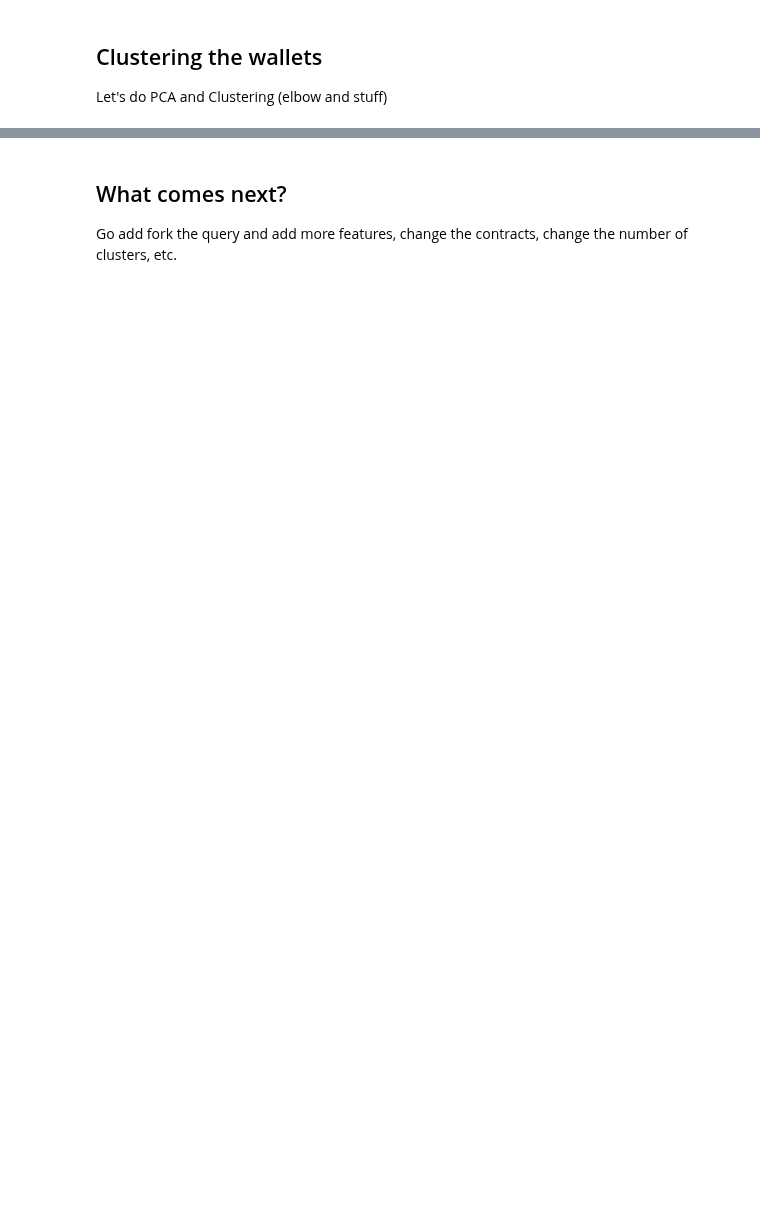
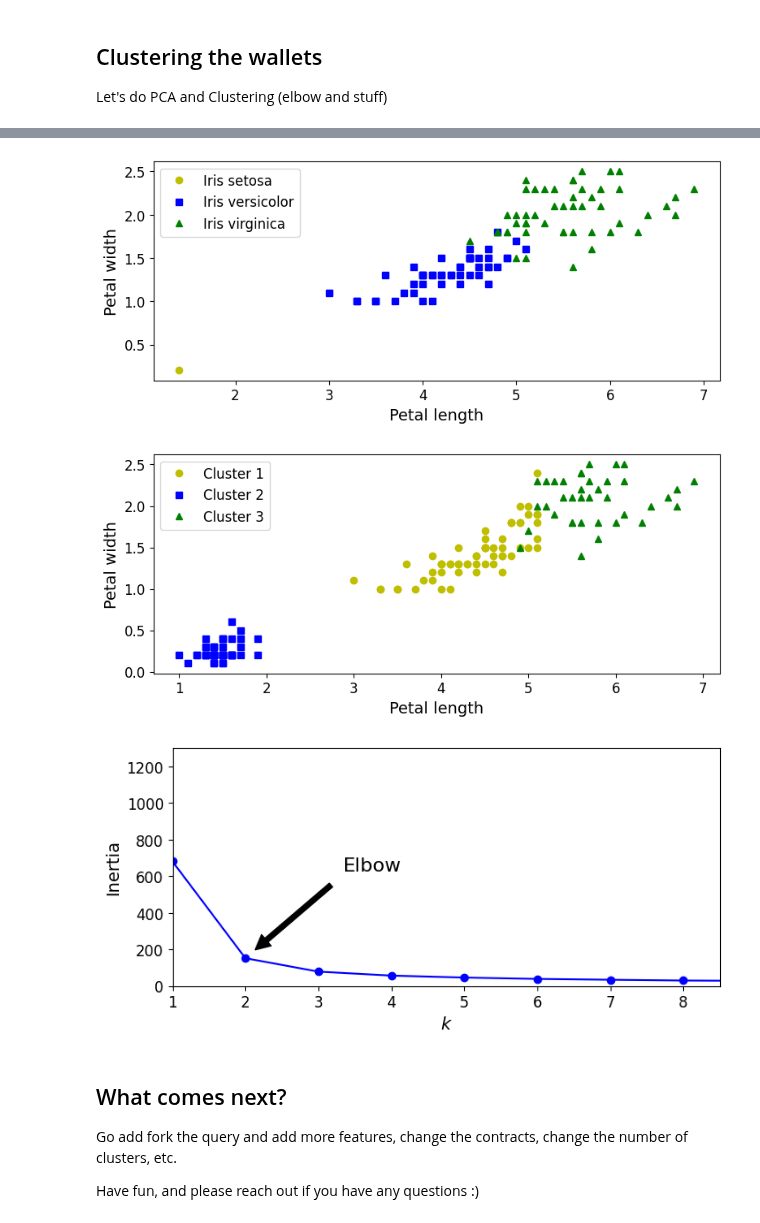
Before and after one commit to duneanalytics/dune-client, a Jupyter notebook: examples/Protocol and Chain Wallet Clustering.ipynb, the cells around one changed output, grey strips where cells are left out. Drawn from its saved outputs; the diff is of its cells as text; code cells hidden in the pictures; blank space fills up the shorter version.

```diff
--- a/examples/Protocol and Chain Wallet Clustering.ipynb
+++ b/examples/Protocol and Chain Wallet Clustering.ipynb
@@ -53,4 +126,76 @@ Let's do PCA and Clustering (elbow and stuff)
+# %%
+import numpy as np
+import os
+import pdb
+import warnings
+warnings.filterwarnings("ignore")
+
+# to make this notebook's output stable across runs
+np.random.seed(42)
+
+# To plot pretty figures
+# %matplotlib inline
+import matplotlib as mpl
+import matplotlib.pyplot as plt
+mpl.rc('axes', labelsize=14)
+mpl.rc('xtick', labelsize=12)
+mpl.rc('ytick', labelsize=12)
+
+from sklearn.datasets import load_iris
+data = load_iris()
+X = data.data
+y = data.target
+plt.figure(figsize=(9, 3.5))
+
+plt.plot(X[0, 2], X[0, 3], "yo", label="Iris setosa")
+plt.plot(X[y==1, 2], X[y==1, 3], "bs", label="Iris versicolor")
+plt.plot(X[y==2, 2], X[y==2, 3], "g^", label="Iris virginica")
+plt.xlabel("Petal length", fontsize=14)
+plt.ylabel("Petal width", fontsize=14)
+plt.legend(fontsize=12)
+
+'''unsupervised classifiers'''
+from sklearn.cluster import KMeans
+k = 3
+kmeans = KMeans(n_clusters=k)
+y_pred = kmeans.fit_predict(X)
+plt.figure(figsize=(9, 3.5))
+plt.plot(X[y_pred==0, 2], X[y_pred==0, 3], "yo", label="Cluster 1")
+plt.plot(X[y_pred==1, 2], X[y_pred==1, 3], "bs", label="Cluster 2")
+plt.plot(X[y_pred==2, 2], X[y_pred==2, 3], "g^", label="Cluster 3")
+plt.xlabel("Petal length", fontsize=14)
+plt.ylabel("Petal width", fontsize=14)
+plt.legend(loc="upper left", fontsize=12)
+plt.show()
+
+kmeans.inertia_ #use .score(X) for the negative, since negative is better
+kmeans.inertia_
+
+#higher k means lower inertia, just because more clusters means lower distance in general. Can use elbow rule instead:
+kmeans_per_k = [KMeans(n_clusters=k, random_state=42).fit(X)
+                for k in range(1, 10)]
+
+inertias = [model.inertia_ for model in kmeans_per_k]
+plt.figure(figsize=(8, 3.5))
+plt.plot(range(1, 10), inertias, "bo-")
+plt.xlabel("$k$", fontsize=14)
+plt.ylabel("Inertia", fontsize=14)
+plt.annotate('Elbow',
+             xy=(2, inertias[1]),
+             xytext=(0.35, 0.55),
+             textcoords='figure fraction',
+             fontsize=16,
+             arrowprops=dict(facecolor='black', shrink=0.1)
+            )
+plt.axis([1, 8.5, 0, 1300])
+plt.show()
+# %% [output]
+[figure, added]
+[figure, added]
+[figure, added]
 # %% [markdown]
 ## What comes next?
 
 Go add fork the query and add more features, change the contracts, change the number of clusters, etc.
+
+Have fun, and please reach out if you have any questions :)
```
Also changed, not shown: parts of 11 cells of this notebook, 3 other files.
